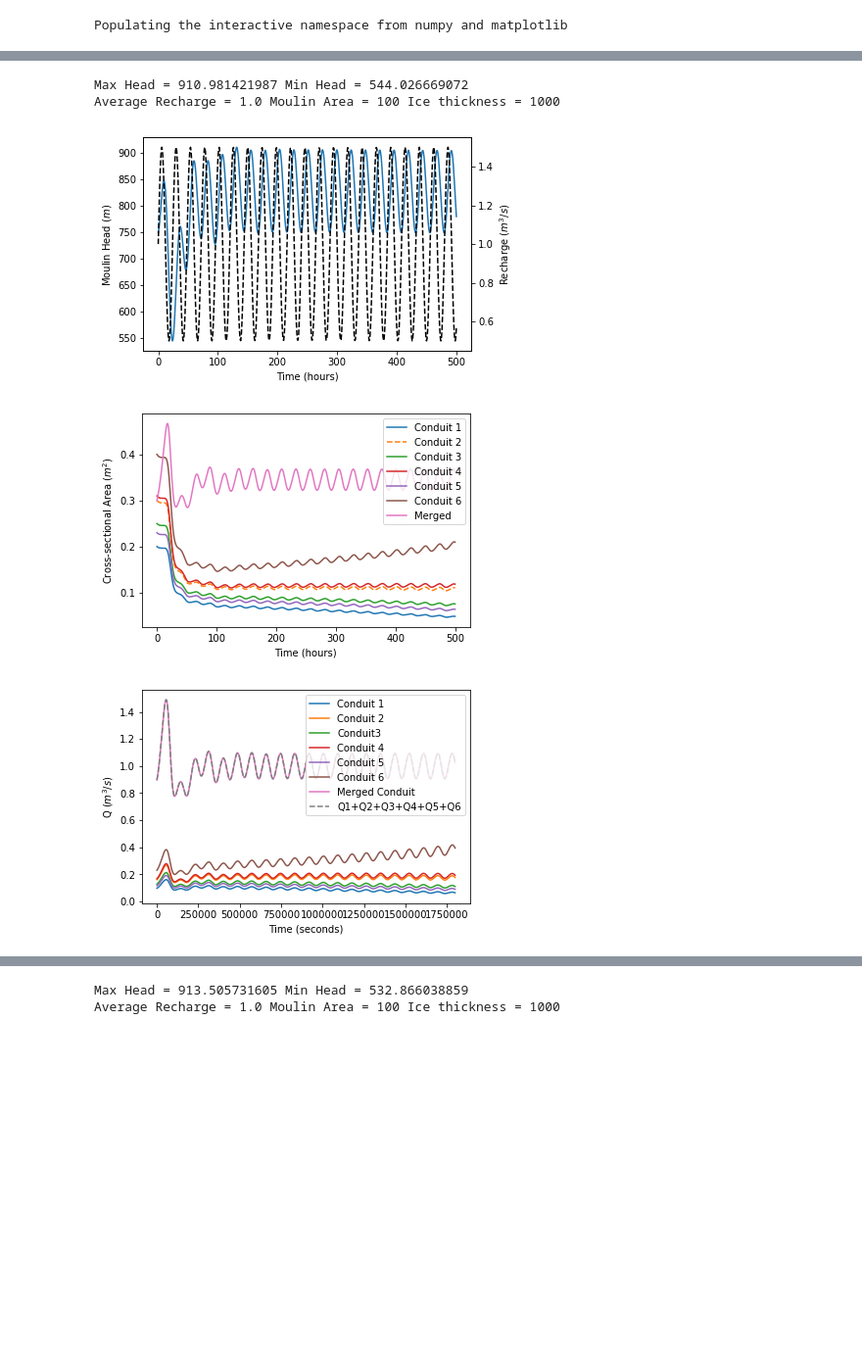
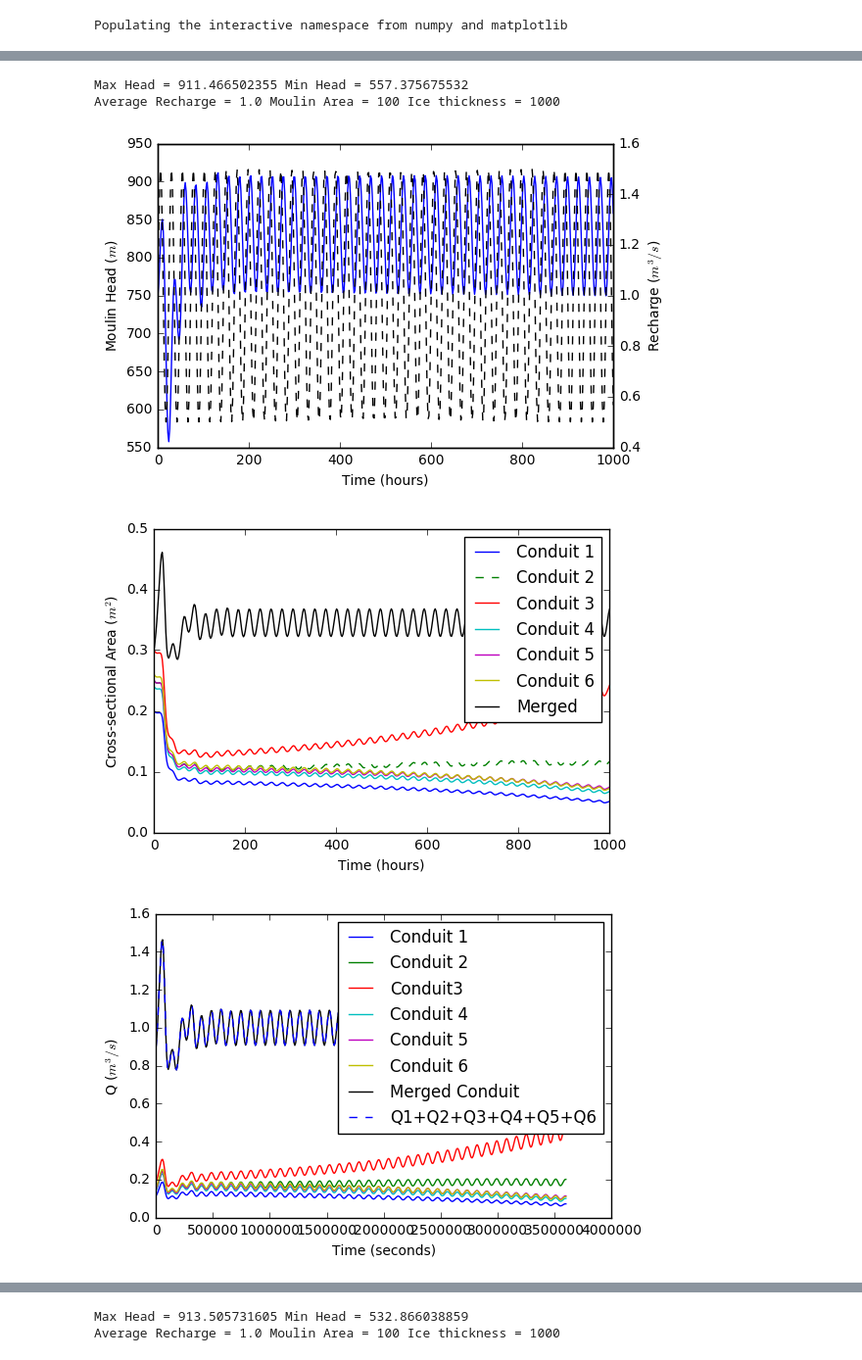
Before and after one commit to jzmejia/ConduitModel, a Jupyter notebook: Anastomosing_Model/Five_to_10_conduits.ipynb, the cells around one changed output, grey strips where cells are left out. Shown at 98% size. Cells and saved outputs as stored; diff of their text form; code cells hidden in the pictures; blank space fills up the shorter version.

```diff
--- a/Anastomosing_Model/Five_to_10_conduits.ipynb
+++ b/Anastomosing_Model/Five_to_10_conduits.ipynb
@@ -36,7 +36,7 @@ def fhf(hf, h1, C1,C2,C3,C4,C5,C_merg):
     return C1*sqrt(abs(h1-hf))*sign(h1-hf) + C2*sqrt(abs(h1-hf))*sign(h1-hf) + C3*sqrt(abs(h1-hf))*sign(h1-hf) + C4*sqrt(abs(h1-hf))*sign(h1-hf) + C5*sqrt(abs(h1-hf))*sign(h1-hf) - C_merg*sqrt(hf)
 
 # 5 conduits
-def dy_dt5(y,ti,Recharge,Zi):
+def dy_dt5(y,ti,Recharge,Zi,A_R,L1,L2,L3,L4,L5,L_merg):
     Pi = rho_i*g*Zi
     h1 = y[0]
     A1 = y[1]
@@ -172,7 +172,7 @@ def fh6(h6, h1, C1,C2,C3,C4,C5,C6,C_merg):
     return C1*sqrt(abs(h1-h6))*sign(h1-h6) + C2*sqrt(abs(h1-h6))*sign(h1-h6) + C3*sqrt(abs(h1-h6))*sign(h1-h6) + C4*sqrt(abs(h1-h6))*sign(h1-h6) + C5*sqrt(abs(h1-h6))*sign(h1-h6)+ C6*sqrt(abs(h1-h6))*sign(h1-h6) - C_merg*sqrt(h6)
 
 # six conduits
-def dy_dt6(y,ti,Recharge,Zi):
+def dy_dt6(y,ti,Recharge,Zi,A_R,L1,L2,L3,L4,L5,L6,L_merg):
     Pi = rho_i*g*Zi
     h1 = y[0]
     A1 = y[1]
@@ -222,18 +222,18 @@ def dy_dt6(y,ti,Recharge,Zi):
 # Clear variables that change
 # Changing ---- 3 conduit below --------
 L1=5000 # Length of conduit 1
-L2=5000 # Length of conduit 2
-L3=5000 # Length of conduit 3
-L4=5000
-L5=5000
-L6=5000
+L2=5050 # Length of conduit 2
+L3=5100 # Length of conduit 3
+L4=5130
+L5=5150
+L6=5200
 L_merg=10000 # Length of merged conduit
 A0_1=0.2 # Starting Ac of conduit 1
-A0_2=0.3 # Starting Ac of conduit 2
-A0_3=0.25 # Starting Ac of conduit 3
-A0_4=0.31
-A0_5=0.23
-A0_6=0.4
+A0_2=0.25 # Starting Ac of conduit 2
+A0_3=0.3 # Starting Ac of conduit 3
+A0_4=0.24
+A0_5=0.25
+A0_6=0.26
 A0_merg=0.3 # Starting Ac of merged conduit
 h0=750 # head in moulin (start)
 Recharge=1.0 # Average recharge to moulin
@@ -242,12 +242,12 @@ Z=1000 # Ice thickness
 
 
 # Run model with above specification
-nhours = 500
+nhours = 1000
 nsecs = nhours*60*60
 t = linspace(0,nsecs,500)
 
-sol6= odeint(dy_dt6, [h0,A0_1,A0_2,A0_3,A0_4,A0_5,A0_6,A0_merg], t, args=(Recharge,Z))
-
+sol6= odeint(dy_dt6, [h0,A0_1,A0_2,A0_3,A0_4,A0_5,A0_6,A0_merg], t, args=(Recharge,Z,A_R,L1,L2,L3,L4,L5,L6,L_merg))
+#adj=linspace(0.8,1,500)
 Rec = Recharge*(1.+sin(2.*pi*t/P)/2.) #define recharge for plotting
 
 hmax1=max(sol6[:,0])
@@ -281,34 +281,34 @@ ylabel("Cross-sectional Area ($m^2$)")
 legend(['Conduit 1','Conduit 2','Conduit 3','Conduit 4','Conduit 5','Conduit 6','Merged'],loc=1)
 
 # CHECK -----
 C1 = C(sol6[:,1],L1)
 C2 = C(sol6[:,2],L2)
 C3 = C(sol6[:,3],L3)
 C4 = C(sol6[:,4],L4)
 C5 = C(sol6[:,5],L5)
 C6 = C(sol6[:,6],L6)
 C_merg = C(sol6[:,7],L_merg)
 h6 = []
 for i,Cblank in enumerate(C1):
     h6.append(brentq(fh6, 0, 10000, args=(sol6[i,0],C1[i],C2[i],C3[i],C4[i],C5[i],C6[i],C_merg[i])))
 Q1 = C1*sqrt(abs(sol6[:,0]-h6))*sign(sol6[:,0]-h6)
 Q2 = C2*sqrt(abs(sol6[:,0]-h6))*sign(sol6[:,0]-h6)
 Q3 = C3*sqrt(abs(sol6[:,0]-h6))*sign(sol6[:,0]-h6)
 Q4 = C4*sqrt(abs(sol6[:,0]-h6))*sign(sol6[:,0]-h6)
 Q5 = C5*sqrt(abs(sol6[:,0]-h6))*sign(sol6[:,0]-h6)
 Q6 = C6*sqrt(abs(sol6[:,0]-h6))*sign(sol6[:,0]-h6)
 Q_merg = C_merg*sqrt(array(h6))
 
 
 figure()
 plot(t,Q1,t,Q2,t,Q3,t,Q4,t,Q5,t,Q6,t,Q_merg,t,Q1+Q2+Q3+Q4+Q5+Q6,'--')
 legend(['Conduit 1','Conduit 2','Conduit3','Conduit 4','Conduit 5','Conduit 6','Merged Conduit','Q1+Q2+Q3+Q4+Q5+Q6'],loc=1)
 xlabel("Time (seconds)")
 ylabel("Q ($m^3/s$)")
 %xdel sol6
 # %% [output]
-Max Head = 910.981421987 Min Head = 544.026669072
+Max Head = 911.466502355 Min Head = 557.375675532
 Average Recharge = 1.0 Moulin Area = 100 Ice thickness = 1000
-[figure, old version]
+[figure, new version]
-[figure, old version]
+[figure, new version]
-[figure, old version]
+[figure, new version]
```
Also changed, not shown: parts of 5 cells of this notebook, 5 other files.
